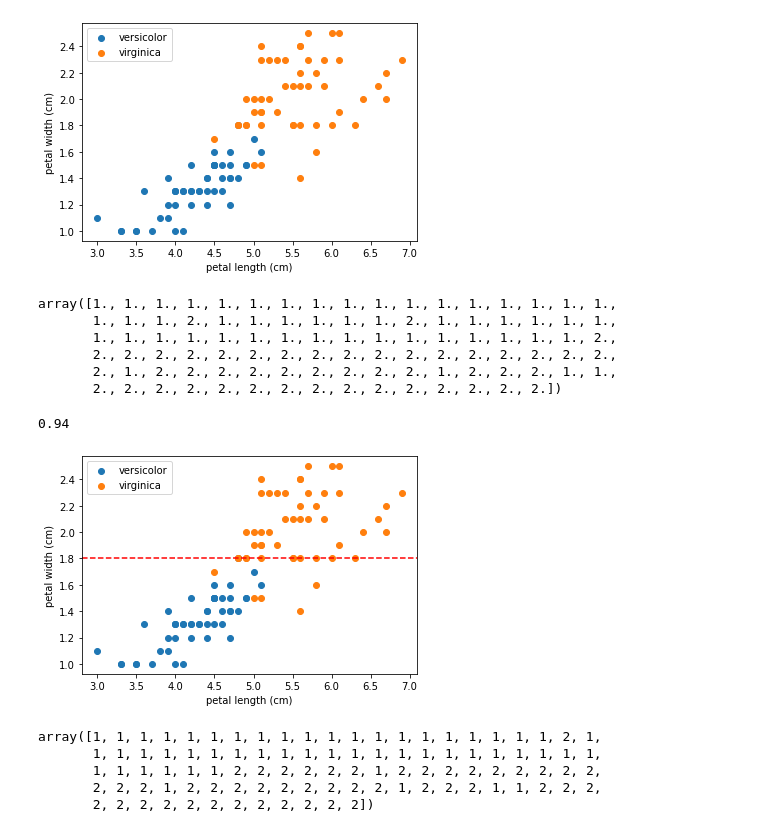
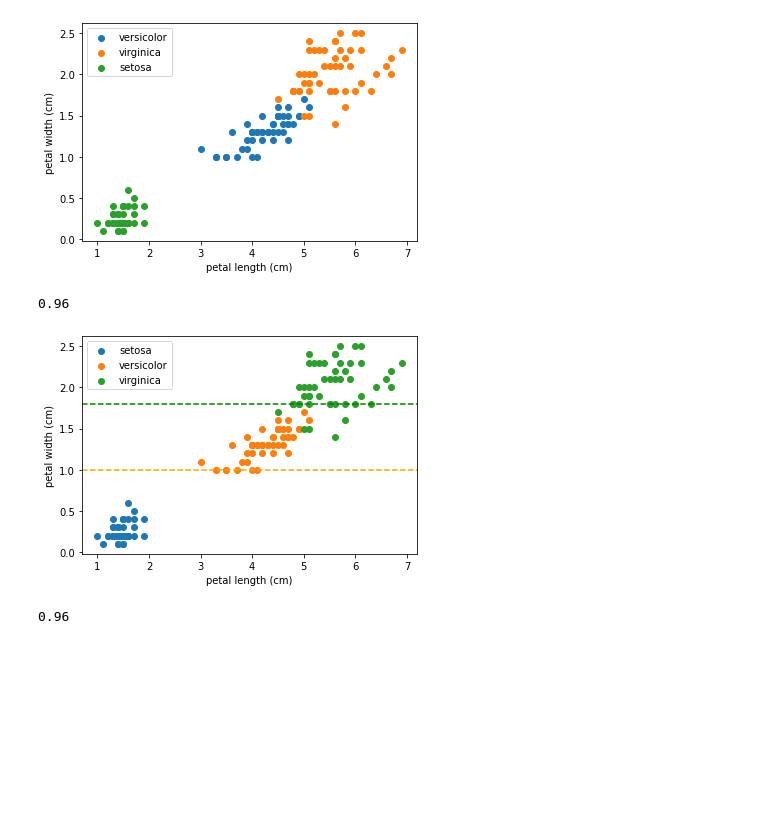
Before and after one commit to franklinzppa/ml-models, a Jupyter notebook: decision-tree.ipynb, the cells around one changed output. Cells and saved outputs as stored; diff of their text form; code cells hidden in the pictures; blank space fills up the shorter version.

Commit message:
bare bones depth two tree classfier

```diff
--- a/decision-tree.ipynb
+++ b/decision-tree.ipynb
@@ -12,27 +12,15 @@ y = iris.target
 
 target_names = iris.target_names
 features_names = iris.feature_names
-# %%
-# Restrict ourselves to two classes
-
-X = X[np.logical_or(y == 1, y == 2)]
-y = y[np.logical_or(y == 1, y == 2)]
 # %%
 # Plotting
 
 plt.scatter(X[y == 1][:,0], X[y == 1][:,1], label=target_names[1])
 plt.scatter(X[y == 2][:,0], X[y == 2][:,1], label=target_names[2])
+plt.scatter(X[y == 0][:,0], X[y == 0][:,1], label=target_names[0])
 plt.xlabel(features_names[2])
 plt.ylabel(features_names[3])
 plt.legend()
 plt.show()
 # %% [output]
-[figure, old version]
+[figure, new version]
-# %%
-def gini(partition):
-    """
-    Measure of the purity of a sample.
-    """
-    partition_sum = partition.sum()
-    g = 1 - ((partition/partition_sum)**2).sum()
-    return g
@@ -72,22 +26,0 @@ max_gain_index = np.unravel_index(flat_index, information_gain_array.shape)
-# %%
-# The prediction is
-
-y_pred = np.zeros(X.shape[0])
-
-y_pred[X[:,1] >= X[27,1]] = 2
-y_pred[X[:,1] < X[27,1]] = 1
-
-y_pred
-# %% [output]
-array([1., 1., 1., 1., 1., 1., 1., 1., 1., 1., 1., 1., 1., 1., 1., 1., 1.,
-       1., 1., 1., 2., 1., 1., 1., 1., 1., 1., 2., 1., 1., 1., 1., 1., 1.,
-       1., 1., 1., 1., 1., 1., 1., 1., 1., 1., 1., 1., 1., 1., 1., 1., 2.,
-       2., 2., 2., 2., 2., 2., 2., 2., 2., 2., 2., 2., 2., 2., 2., 2., 2.,
-       2., 1., 2., 2., 2., 2., 2., 2., 2., 2., 2., 1., 2., 2., 2., 1., 1.,
-       2., 2., 2., 2., 2., 2., 2., 2., 2., 2., 2., 2., 2., 2., 2.])
-# %%
-# Measuring accuracy for our implementation
-
-accuracy_score(y, y_pred)
-# %% [output]
-0.94
@@ -94,25 +141,35 @@ accuracy_score(y, y_pred)
+# %%
+tree = FrankTreeClassifier()
+tree.fit(X, y)
+y_pred = tree.predict(X)
+accuracy_score(y, y_pred)
+# %% [output]
+0.96
 # %%
 # Plotting decision boundary
 
+plt.scatter(X[y == 0][:,0], X[y == 0][:,1], label=target_names[0])
 plt.scatter(X[y == 1][:,0], X[y == 1][:,1], label=target_names[1])
 plt.scatter(X[y == 2][:,0], X[y == 2][:,1], label=target_names[2])
-plt.axhline(y=X[max_gain_index], c='r', ls='--')
+
+plt.axhline(y=tree.questions_list[0][1], c='orange', ls='--')
+plt.axhline(y=tree.questions_list[1][1], c='green', ls='--')
+
 plt.xlabel(features_names[2])
 plt.ylabel(features_names[3])
 plt.legend()
 plt.show()
 # %% [output]
-[figure, old version]
+[figure, new version]
 # %%
+# Comparing with sklearn version. Got the same precision
+
 from sklearn.tree import DecisionTreeClassifier
 
-tree_clf = DecisionTreeClassifier(max_depth=1, random_state=42)
-tree_clf.fit(X,y)
+tree_clf = DecisionTreeClassifier(max_depth=2, random_state=42)
+tree_clf.fit(X, y)
 y_pred_sklearn = tree_clf.predict(X)
-y_pred_sklearn
+
+accuracy_score(y, y_pred_sklearn)
 # %% [output]
-array([1, 1, 1, 1, 1, 1, 1, 1, 1, 1, 1, 1, 1, 1, 1, 1, 1, 1, 1, 1, 2, 1,
-       1, 1, 1, 1, 1, 1, 1, 1, 1, 1, 1, 1, 1, 1, 1, 1, 1, 1, 1, 1, 1, 1,
-       1, 1, 1, 1, 1, 1, 2, 2, 2, 2, 2, 2, 1, 2, 2, 2, 2, 2, 2, 2, 2, 2,
-       2, 2, 2, 1, 2, 2, 2, 2, 2, 2, 2, 2, 2, 1, 2, 2, 2, 1, 1, 2, 2, 2,
-       2, 2, 2, 2, 2, 2, 2, 2, 2, 2, 2, 2])
+0.96
```
Also changed, not shown: parts of 9 cells of this notebook.
